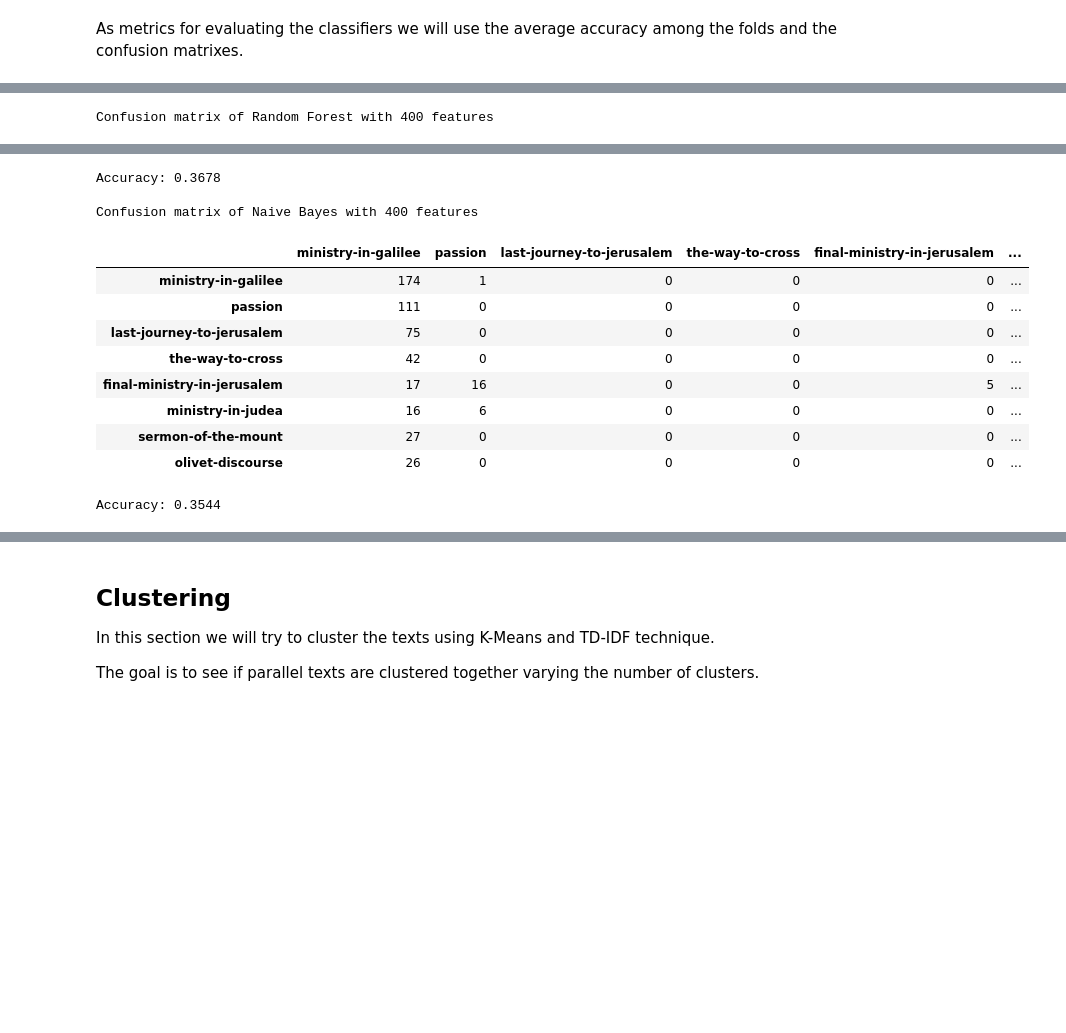
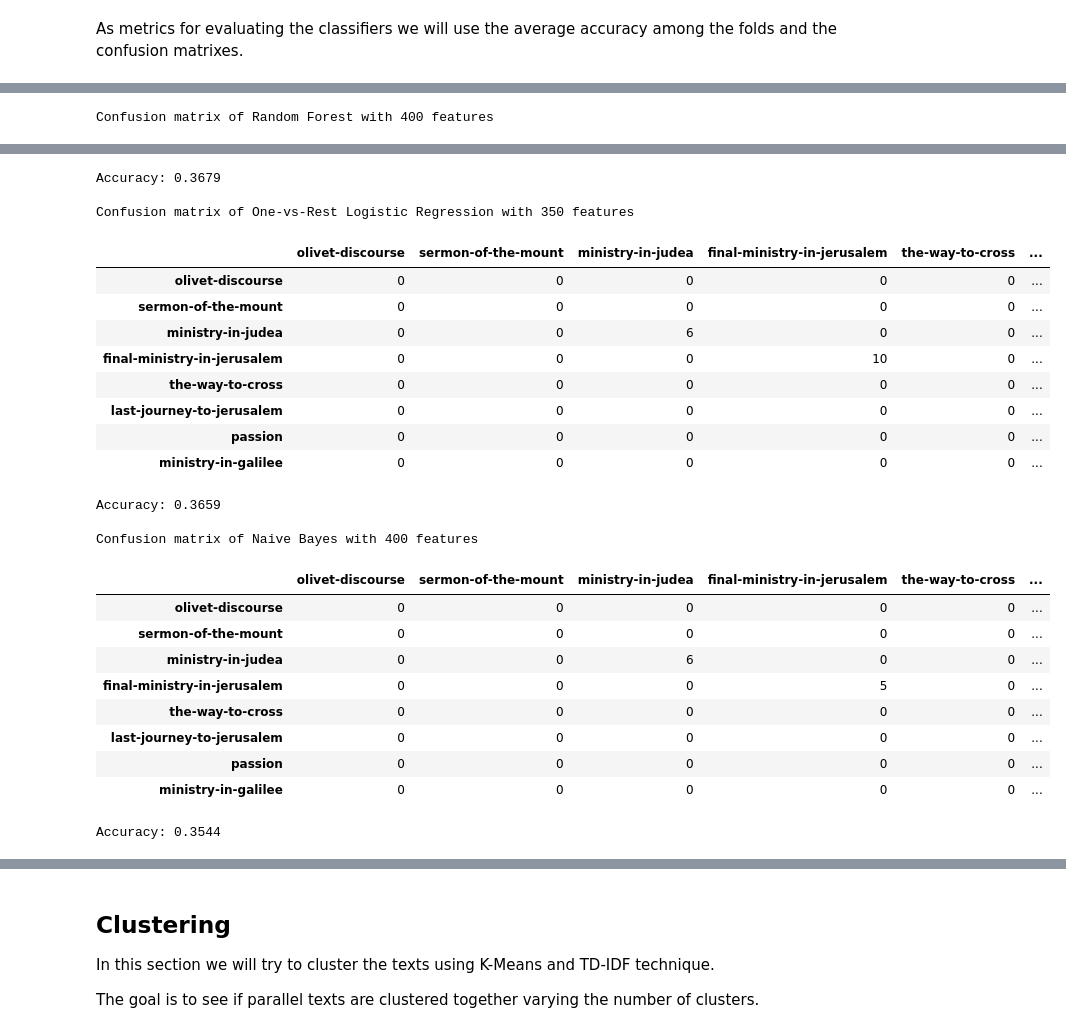
Before and after one commit to rik1599/advanced-data-science-2023, a Jupyter notebook: bible-nlp/bible-nlp.ipynb, the cells around one changed output, grey strips where cells are left out. Cells and saved outputs as stored; diff of their text form; code cells hidden in the pictures; blank space fills up the shorter version.

```diff
--- a/bible-nlp/bible-nlp.ipynb
+++ b/bible-nlp/bible-nlp.ipynb
@@ -216,11 +210,15 @@ For reducing the effect of unbalanced classes in dataset, we will use a Stratifi
 
 For comparing the classifiers we will use the mean accuracy over the 10 folds.
 # %%
-from sklearn.naive_bayes import MultinomialNB
+from sklearn.linear_model import LogisticRegression
 from sklearn.tree import DecisionTreeClassifier
 from sklearn.ensemble import RandomForestClassifier
+from sklearn.naive_bayes import MultinomialNB
 from sklearn.model_selection import cross_val_score, cross_val_predict, StratifiedKFold
 from sklearn.metrics import confusion_matrix
+
+import warnings
+warnings.filterwarnings('ignore')
 
 def to_numeric(df: pd.DataFrame, best_features: pd.DataFrame, threshold):
     index = {}
@@ -237,7 +235,7 @@ def to_numeric(df: pd.DataFrame, best_features: pd.DataFrame, threshold):
 
     return data, target
 
-def classification(clf, df: pd.DataFrame, verses_df: pd.Series, threshold):
+def classification(clf, df: pd.DataFrame, verses_df: pd.Series, threshold, class_order: list):
     df_tokens = df[:threshold]
 
     new_texts = []
@@ -249,29 +247,35 @@ def classification(clf, df: pd.DataFrame, verses_df: pd.Series, threshold):
 
     scores = cross_val_score(clf, numeric_df, target, cv=StratifiedKFold(n_splits=10), n_jobs=-1)
     predictions = cross_val_predict(clf, numeric_df, target, cv=StratifiedKFold(n_splits=10), n_jobs=-1)
-    return scores.mean(), confusion_matrix(target, predictions, labels=allowed_categories)
+    return scores.mean(), confusion_matrix(target, predictions, labels=class_order)
 
 naive_bayes = MultinomialNB()
+logistic_regression = LogisticRegression(multi_class='ovr')
 decision_tree = DecisionTreeClassifier()
 random_forest = RandomForestClassifier()
 
+df_tokens = dataset_preprocessing(verses_df)
 x_axis = range(100, 450, 50)
+class_order = allowed_categories.index.tolist()
 
 scores = {}
 for threshold in x_axis:
-    a1, c1 = classification(naive_bayes, df_tokens, verses_df, threshold)
-    a2, c2 = classification(decision_tree, df_tokens, verses_df, threshold)
-    a3, c3 = classification(random_forest, df_tokens, verses_df, threshold)
+    a1, c1 = classification(logistic_regression, df_tokens, verses_df, threshold, class_order)
+    a2, c2 = classification(decision_tree, df_tokens, verses_df, threshold, class_order)
+    a3, c3 = classification(random_forest, df_tokens, verses_df, threshold, class_order)
+    a4, c4 = classification(naive_bayes, df_tokens, verses_df, threshold, class_order)
     scores[threshold] = {
         'accuracy' : {
-            'naive_bayes': a1,
+            'logistic_regression': a1,
             'decision_tree': a2,
-            'random_forest': a3
+            'random_forest': a3,
+            'naive_bayes': a4
             },
         'confusion_matrix': {
-            'naive_bayes': pd.DataFrame(c1, index=allowed_categories, columns=allowed_categories),
-            'decision_tree': pd.DataFrame(c2, index=allowed_categories, columns=allowed_categories),
-            'random_forest': pd.DataFrame(c3, index=allowed_categories, columns=allowed_categories)
+            'logistic_regression': pd.DataFrame(c1, index=class_order, columns=class_order),
+            'decision_tree': pd.DataFrame(c2, index=class_order, columns=class_order),
+            'random_forest': pd.DataFrame(c3, index=class_order, columns=class_order),
+            'naive_bayes': pd.DataFrame(c4, index=class_order, columns=class_order)
         }
     }
 # %% [markdown]
@@ -298,13 +300,15 @@ The results are the following:
 
 Let's analyze the predictions made by the three models at their maximum accuracy features using the confusion matrix.
 # %%
-nb = zip(x_axis, [x['accuracy']['naive_bayes'] for x in scores.values()])
+lr = zip(x_axis, [x['accuracy']['logistic_regression'] for x in scores.values()])
 dt = zip(x_axis, [x['accuracy']['decision_tree'] for x in scores.values()])
 rf = zip(x_axis, [x['accuracy']['random_forest'] for x in scores.values()])
+nb = zip(x_axis, [x['accuracy']['naive_bayes'] for x in scores.values()])
 
-max_nb_idx, max_nb = max(nb, key=lambda x: x[1])
+max_lr_idx, max_lr = max(lr, key=lambda x: x[1])
 max_dt_idx, max_dt = max(dt, key=lambda x: x[1])
 max_rf_idx, max_rf = max(rf, key=lambda x: x[1])
+max_nb_idx, max_nb = max(nb, key=lambda x: x[1])
 
 print(f"Confusion matrix of Random Forest with {max_rf_idx} features")
 display(scores[max_rf_idx]['confusion_matrix']['random_forest'])
@@ -314,6 +318,10 @@ print(f"Confusion matrix of Decision Tree with {max_dt_idx} features")
 display(scores[max_dt_idx]['confusion_matrix']['decision_tree'])
 print(f"Accuracy: {max_dt:.4f}\n")
 
+print(f"Confusion matrix of One-vs-Rest Logistic Regression with {max_lr_idx} features")
+display(scores[max_lr_idx]['confusion_matrix']['logistic_regression'])
+print(f"Accuracy: {max_lr:.4f}\n")
+
 print(f"Confusion matrix of Naive Bayes with {max_nb_idx} features")
 display(scores[max_nb_idx]['confusion_matrix']['naive_bayes'])
 print(f"Accuracy: {max_nb:.4f}\n")
@@ -343,14 +351,26 @@ Confusion matrix of Decision Tree with 400 features
-Accuracy: 0.3678
+Accuracy: 0.3679
 
-Confusion matrix of Naive Bayes with 400 features
+Confusion matrix of One-vs-Rest Logistic Regression with 350 features
-|  | ministry-in-galilee | passion | last-journey-to-jerusalem | the-way-to-cross | final-ministry-in-jerusalem | ... |
-| ministry-in-galilee | 174 | 1 | 0 | 0 | 0 | ... |
-| passion | 111 | 0 | 0 | 0 | 0 | ... |
-| last-journey-to-jerusalem | 75 | 0 | 0 | 0 | 0 | ... |
-| the-way-to-cross | 42 | 0 | 0 | 0 | 0 | ... |
-| final-ministry-in-jerusalem | 17 | 16 | 0 | 0 | 5 | ... |
-| ministry-in-judea | 16 | 6 | 0 | 0 | 0 | ... |
-| sermon-of-the-mount | 27 | 0 | 0 | 0 | 0 | ... |
-| olivet-discourse | 26 | 0 | 0 | 0 | 0 | ... |
+|  | olivet-discourse | sermon-of-the-mount | ministry-in-judea | final-ministry-in-jerusalem | the-way-to-cross | ... |
+| olivet-discourse | 0 | 0 | 0 | 0 | 0 | ... |
+| sermon-of-the-mount | 0 | 0 | 0 | 0 | 0 | ... |
+| ministry-in-judea | 0 | 0 | 6 | 0 | 0 | ... |
+| final-ministry-in-jerusalem | 0 | 0 | 0 | 10 | 0 | ... |
+| the-way-to-cross | 0 | 0 | 0 | 0 | 0 | ... |
+| last-journey-to-jerusalem | 0 | 0 | 0 | 0 | 0 | ... |
+| passion | 0 | 0 | 0 | 0 | 0 | ... |
+| ministry-in-galilee | 0 | 0 | 0 | 0 | 0 | ... |
-Accuracy: 0.3544
+Accuracy: 0.3659
+
+Confusion matrix of Naive Bayes with 400 features
+|  | olivet-discourse | sermon-of-the-mount | ministry-in-judea | final-ministry-in-jerusalem | the-way-to-cross | ... |
+| olivet-discourse | 0 | 0 | 0 | 0 | 0 | ... |
+| sermon-of-the-mount | 0 | 0 | 0 | 0 | 0 | ... |
+| ministry-in-judea | 0 | 0 | 6 | 0 | 0 | ... |
+| final-ministry-in-jerusalem | 0 | 0 | 0 | 5 | 0 | ... |
+| the-way-to-cross | 0 | 0 | 0 | 0 | 0 | ... |
+| last-journey-to-jerusalem | 0 | 0 | 0 | 0 | 0 | ... |
+| passion | 0 | 0 | 0 | 0 | 0 | ... |
+| ministry-in-galilee | 0 | 0 | 0 | 0 | 0 | ... |
+Accuracy: 0.3544
 # %% [markdown]
```
Also changed, not shown: parts of 21 cells of this notebook.
